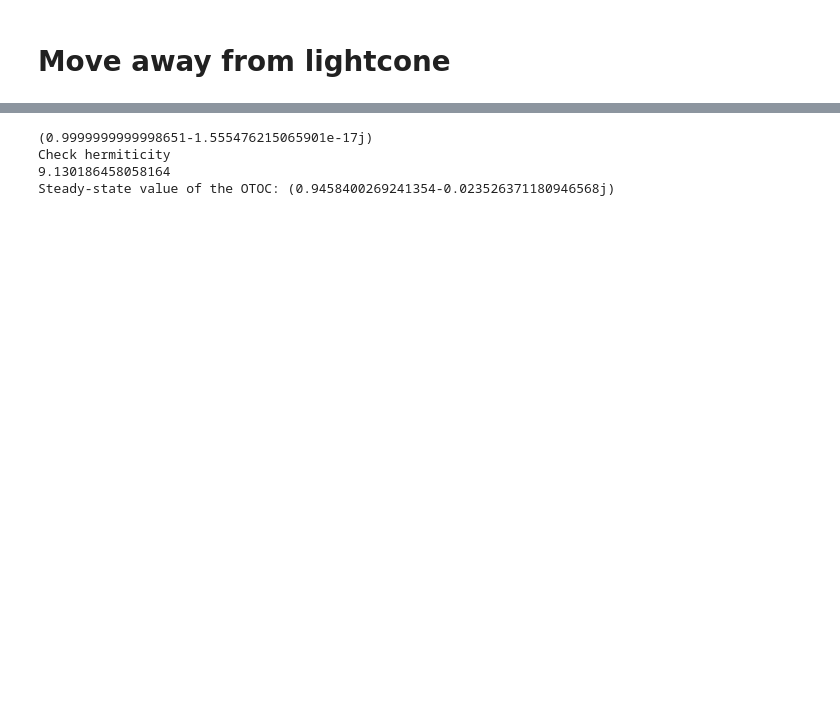
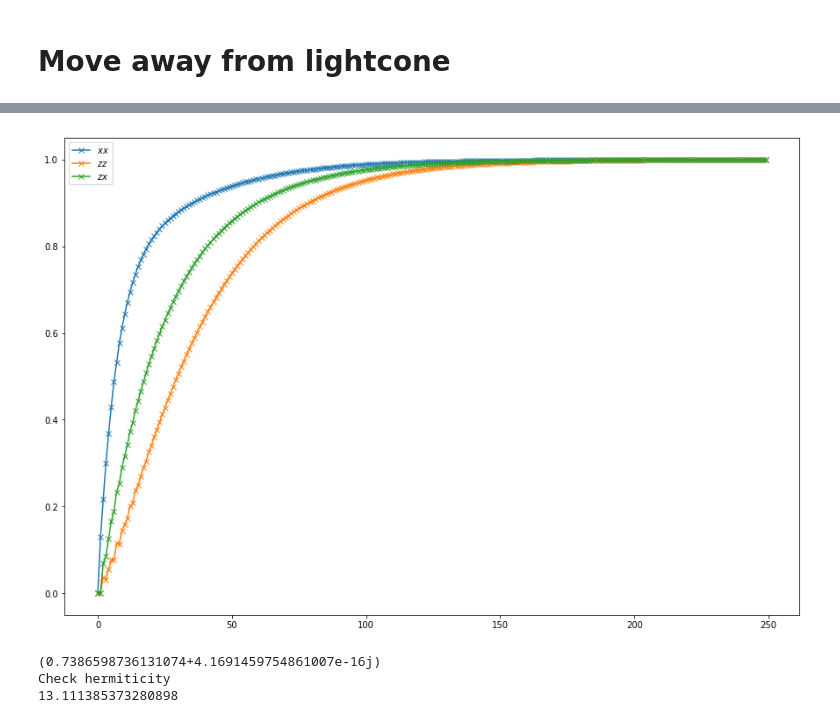
Before and after one commit to PieterWClaeys/UnitaryCircuits, a Jupyter notebook: OTOC_2layers.ipynb, the cells around one changed output, grey strips where cells are left out. Cells and saved outputs as stored; diff of their text form; code cells hidden in the pictures; blank space fills up the shorter version.

```diff
--- a/OTOC_2layers.ipynb
+++ b/OTOC_2layers.ipynb
@@ -160,3 +185,17 @@ plt.show()
+# %%
+plt.figure()
+[t_range_xx, OTOC_range_xx] = evol_2(U, X, X, n_t)
+[t_range_zz, OTOC_range_zz] = evol_2(U, Z, Z, n_t)
+[t_range_zx, OTOC_range_zx] = evol_2(U, Z, X, n_t)
+
+plt.plot(t_range_xx,OTOC_range_xx.real,'x-',label=r'$xx$')
+plt.plot(t_range_zz,OTOC_range_zz.real,'x-',label=r'$zz$')
+plt.plot(t_range_zx,OTOC_range_zx.real,'x-',label=r'$zx$')
+
+plt.legend()
+plt.show()
+# %% [output]
+[figure, added]
 # %%
 op_R = Z
 op_L = Z
@@ -164,7 +203,7 @@ op_L = Z
 mat_T = tensor_to_matrix(T)
 vec_R = tensor_to_vector(right_boundary(op_R))
 vec_L = tensor_to_vector(left_boundary(op_L))
-n = 20
+n = 50
 print(1. - vec_L.dot(np.linalg.matrix_power(mat_T, n)).dot(vec_R)/q**2)
 
 [E_t,V_t] = np.linalg.eig(mat_T)
@@ -173,11 +212,10 @@ print("Check hermiticity")
 print(np.linalg.norm(mat_T-np.conj(mat_T.T)))
 
 OTOC_ss = 1. - np.sum([vec_L.dot(np.conj(V_t[n_i])) * vec_R.dot(V_t[n_i]) for n_i,e_i in enumerate(E_t) if np.abs(e_i-1.) < 1e-8]) / q**2
-print("Steady-state value of the OTOC:", OTOC_ss)
+#print("Steady-state value of the OTOC:", OTOC_ss)
 
 ov_mat = np.array([[np.conj(V_t[n_i]).dot(V_t[n_j]) for n_i,e_i in enumerate(E_t) if np.abs(e_i-1.) < 1e-8] for n_j,e_j in enumerate(E_t) if np.abs(e_j-1.) < 1e-8])
 # %% [output]
-(0.9999999999998651-1.555476215065901e-17j)
+(0.7386598736131074+4.1691459754861007e-16j)
 Check hermiticity
-9.130186458058164
-Steady-state value of the OTOC: (0.9458400269241354-0.023526371180946568j)
+13.111385373280898
```
Also changed, not shown: parts of 6 cells of this notebook, 1 other file.
